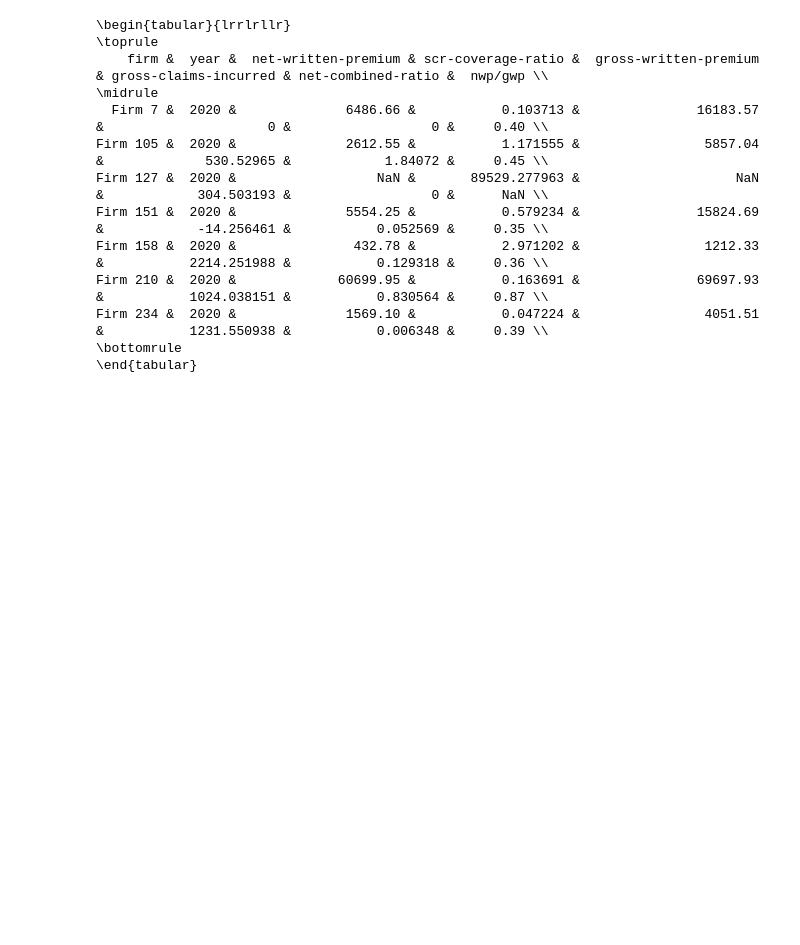
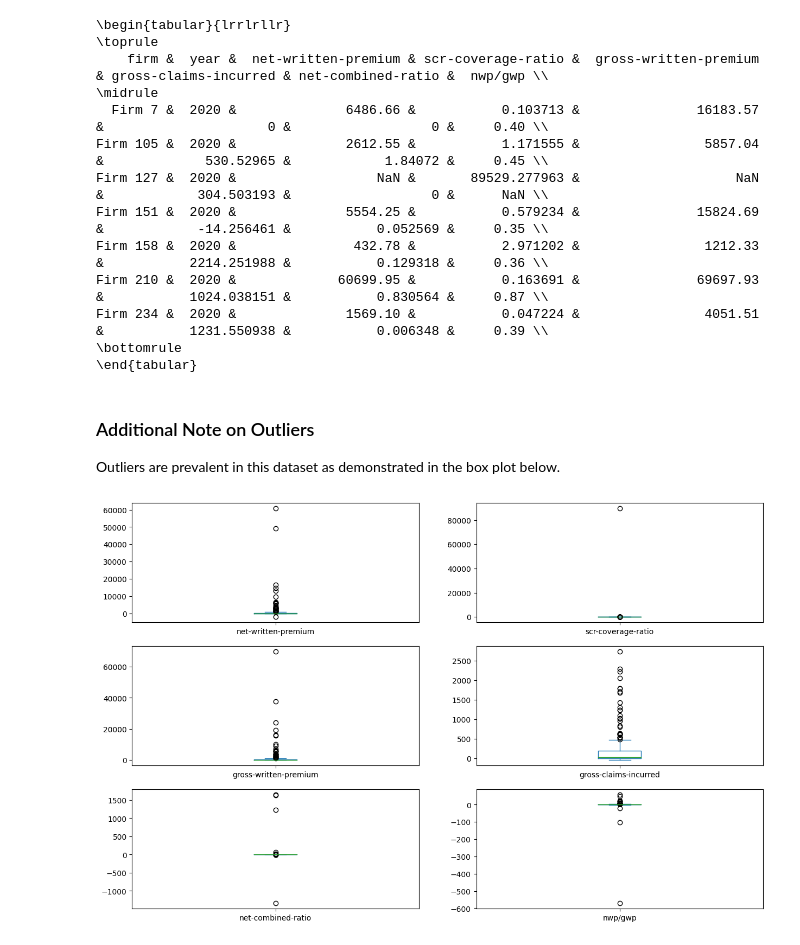
Before and after one commit to jrw22/firm-prioritisation, a Jupyter notebook: firm-prioritisation.ipynb, the cells around one changed output. Drawn from its saved outputs; the diff is of its cells as text; code cells hidden in the pictures; blank space fills up the shorter version.

```diff
--- a/firm-prioritisation.ipynb
+++ b/firm-prioritisation.ipynb
@@ -303,3 +306,11 @@ Firm 210 &  2020 &             60699.95 &           0.163691 &               696
 Firm 234 &  2020 &              1569.10 &           0.047224 &                4051.51 &           1231.550938 &           0.006348 &     0.39 \\
 \bottomrule
 \end{tabular}
+# %% [markdown]
+### Additional Note on Outliers
+
+Outliers are prevalent in this dataset as demonstrated in the box plot below.
+# %%
+firm_data_2020.drop(columns='year').plot(kind="box",subplots=True,layout=(6,2),figsize=(15,20));
+# %% [output]
+[figure, added]
```
Also changed, not shown: parts of 10 cells of this notebook, 3 other files.
